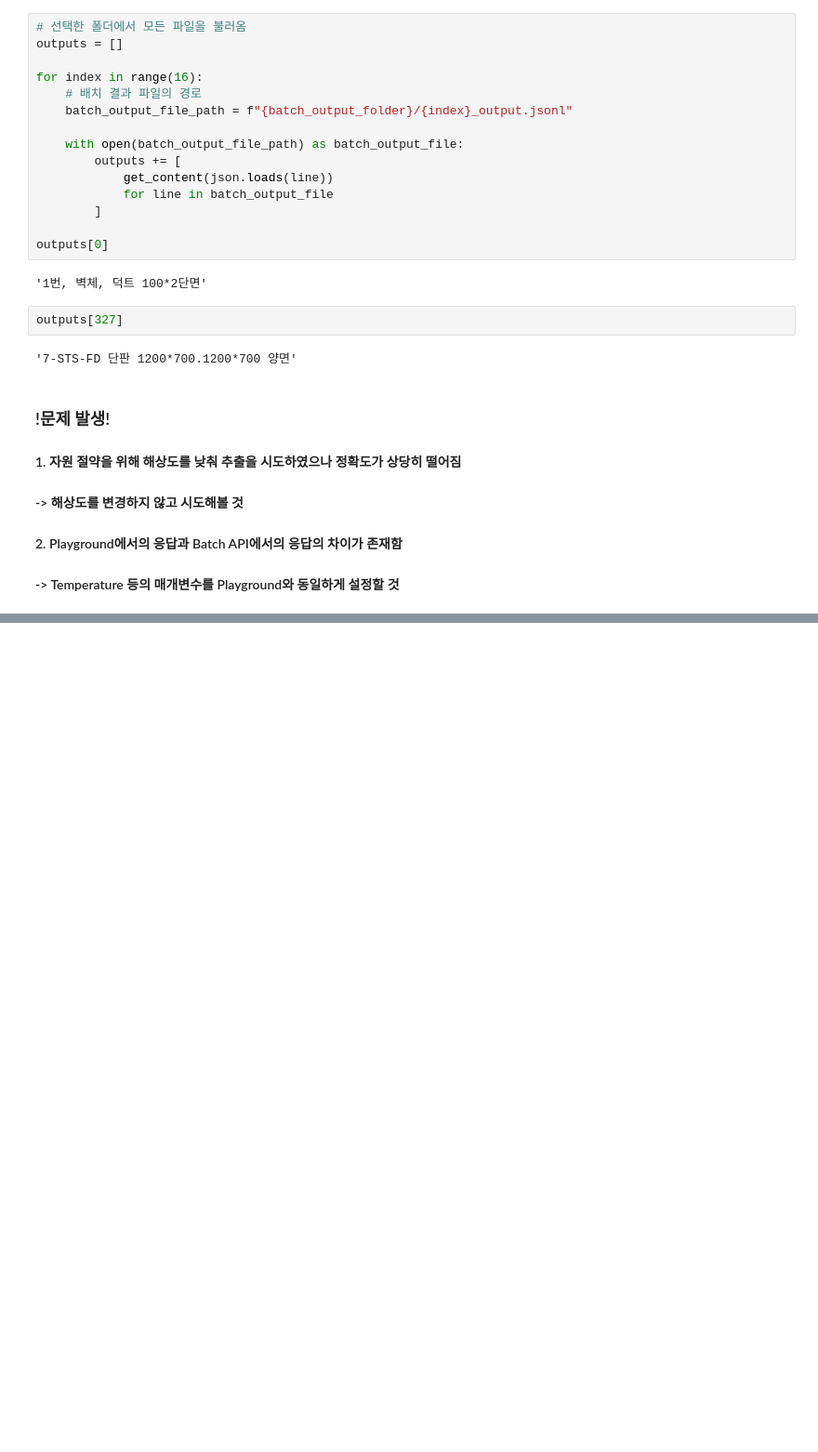
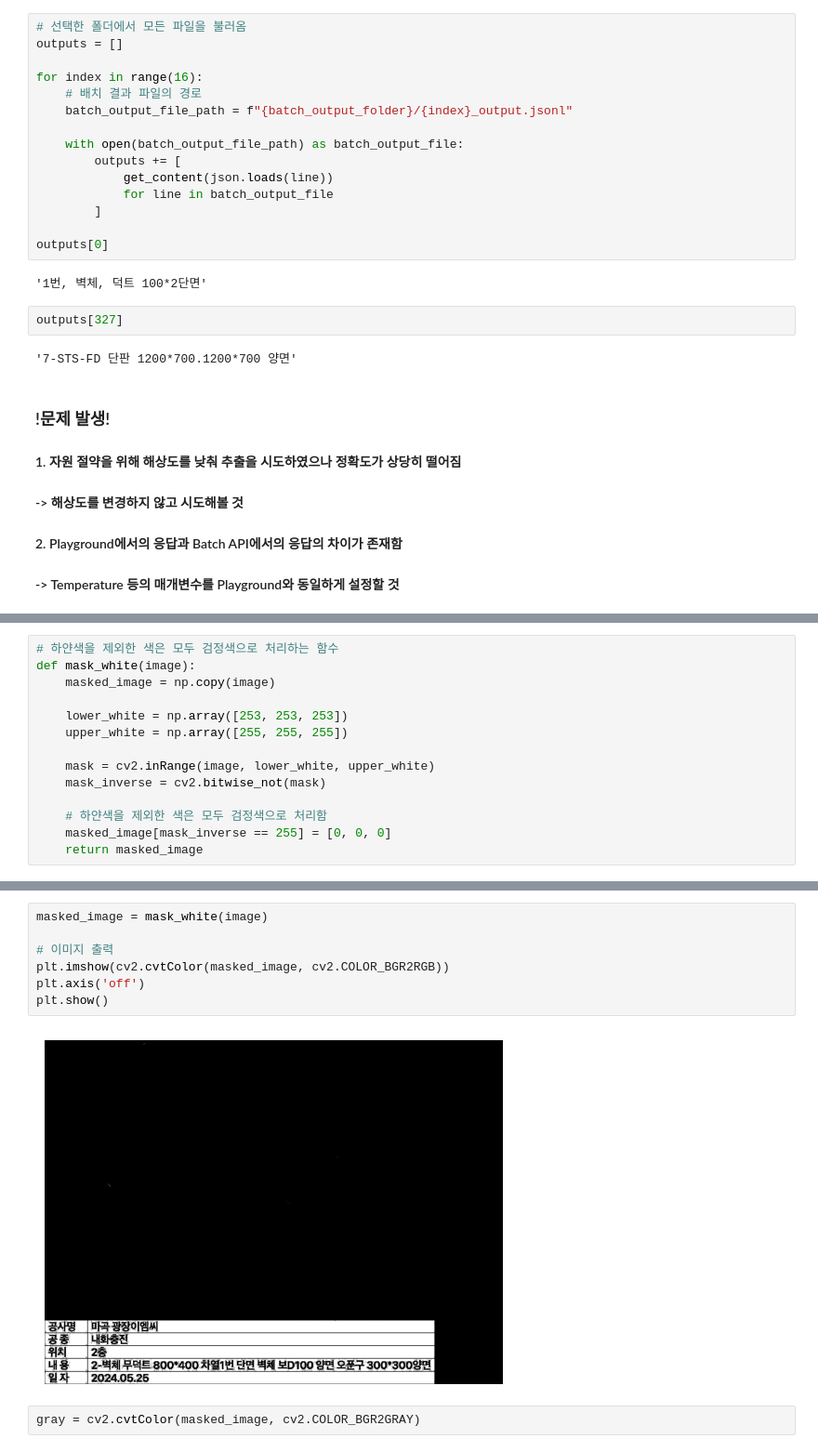
Before and after one commit to angmusae2015/auto-text-extractor, a Jupyter notebook: src/data_preparation.ipynb, the cells around one changed output, grey strips where cells are left out. Shown at 93% size. Saved outputs shown, nothing was run; the diff lists cells and outputs as text; blank space fills up the shorter version.

```diff
--- a/src/data_preparation.ipynb
+++ b/src/data_preparation.ipynb
@@ -291,0 +347,14 @@ outputs[327]
+# %%
+# 하얀색을 제외한 색은 모두 검정색으로 처리하는 함수
+def mask_white(image):
+    masked_image = np.copy(image)
+
+    lower_white = np.array([253, 253, 253])
+    upper_white = np.array([255, 255, 255])
+
+    mask = cv2.inRange(image, lower_white, upper_white)
+    mask_inverse = cv2.bitwise_not(mask)
+
+    # 하얀색을 제외한 색은 모두 검정색으로 처리함
+    masked_image[mask_inverse == 255] = [0, 0, 0]
+    return masked_image
@@ -291,0 +386,11 @@ outputs[327]
+# %%
+masked_image = mask_white(image)
+
+# 이미지 출력
+plt.imshow(cv2.cvtColor(masked_image, cv2.COLOR_BGR2RGB))
+plt.axis('off')
+plt.show()
+# %% [output]
+[figure, added]
+# %%
+gray = cv2.cvtColor(masked_image, cv2.COLOR_BGR2GRAY)
```
Also changed, not shown: parts of 25 cells of this notebook, 1 other file.
